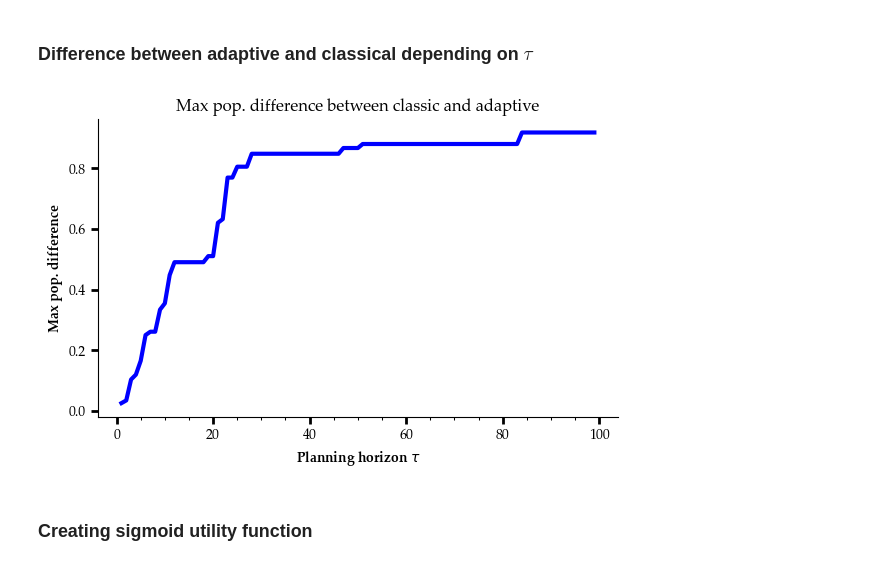
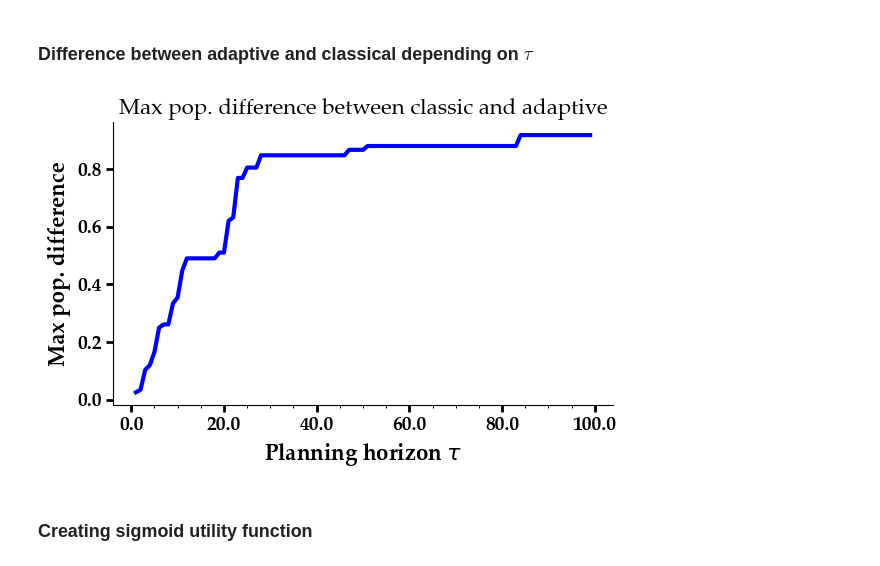
Before and after one commit to JimmyCalvoMonge/adaptiveLogistic, a Jupyter notebook: AdaptiveLogistic.ipynb, the cells around one changed output. Drawn from its saved outputs; the diff is of its cells as text; code cells hidden in the pictures.

```diff
--- a/AdaptiveLogistic.ipynb
+++ b/AdaptiveLogistic.ipynb
@@ -621,19 +603,21 @@ for T in tqdm(T_vector):
 # %%
 fig, axs = plt.subplots(nrows=1, ncols=1, figsize=(6,4))
 axs.plot(list(T_vector), difference_vector, color='blue', linewidth=3)
-axs.set_title('Max pop. difference between classic and adaptive', fontsize=12)
+axs.set_title('Max pop. difference between classic and adaptive', fontsize=16)
 axs.tick_params(which='major', width=2.00, length=5)
 axs.tick_params(which='minor', width=0.75, length=2.5)
 axs.xaxis.set_minor_locator(MultipleLocator(5))
 axs.spines['right'].set_visible(False)
 axs.spines['top'].set_visible(False)
-axs.set_xlabel(r'Planning horizon $\tau$', fontsize=10, fontweight='bold')
-axs.set_ylabel('Max pop. difference', fontsize=10, fontweight='bold')
+axs.set_xticklabels(axs.get_xticks(), weight='bold', fontsize=14)
+axs.set_yticklabels(axs.get_yticks().round(2), weight='bold', fontsize=14)
+axs.set_xlabel(r'Planning horizon $\tau$', fontsize=16, fontweight='bold')
+axs.set_ylabel('Max pop. difference', fontsize=16, fontweight='bold')
 plt.tight_layout()
 plt.savefig('plots/DifferenceWithClassicDependingOnTau.png')
 plt.show()
 # %% [output]
-[figure, old version]
+[figure, new version]
 # %% [markdown]
 ### Creating sigmoid utility function
 # %%
```
Also changed, not shown: parts of 6 cells of this notebook, 26 other files.
